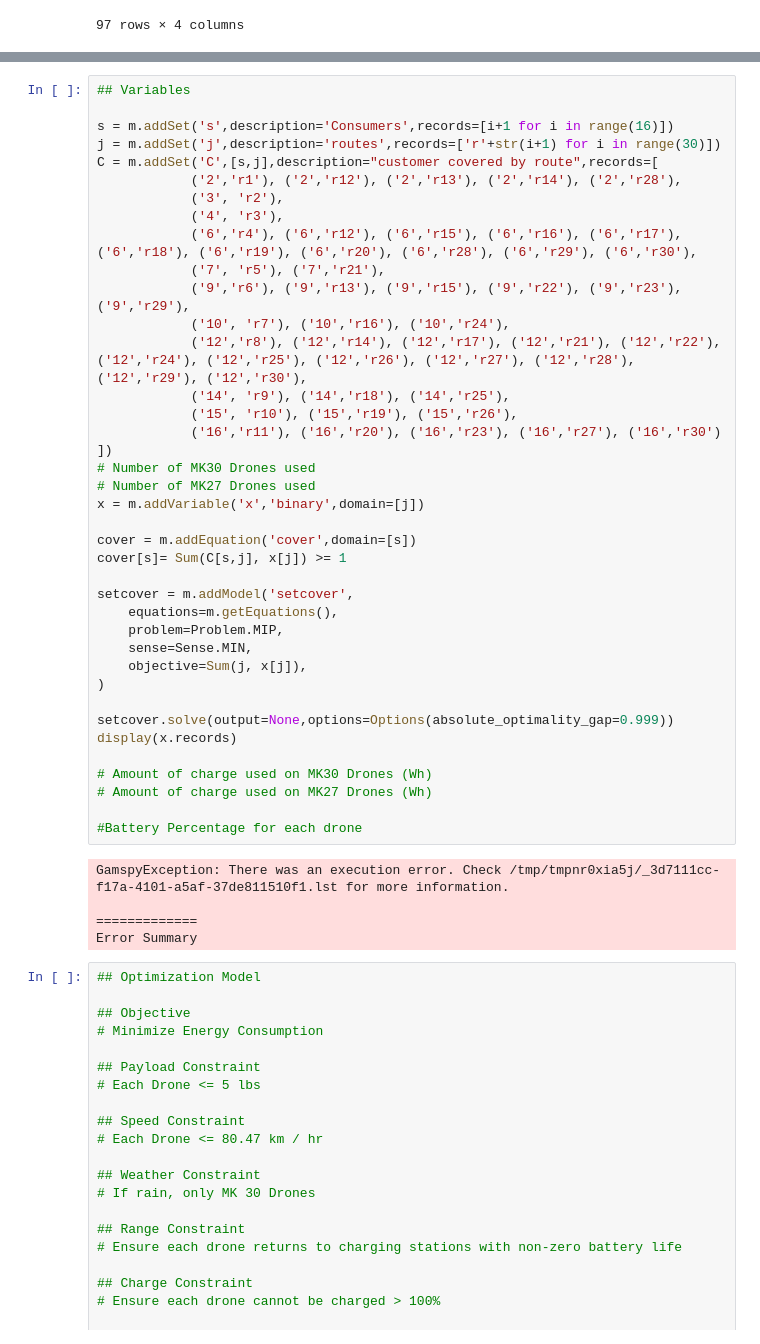
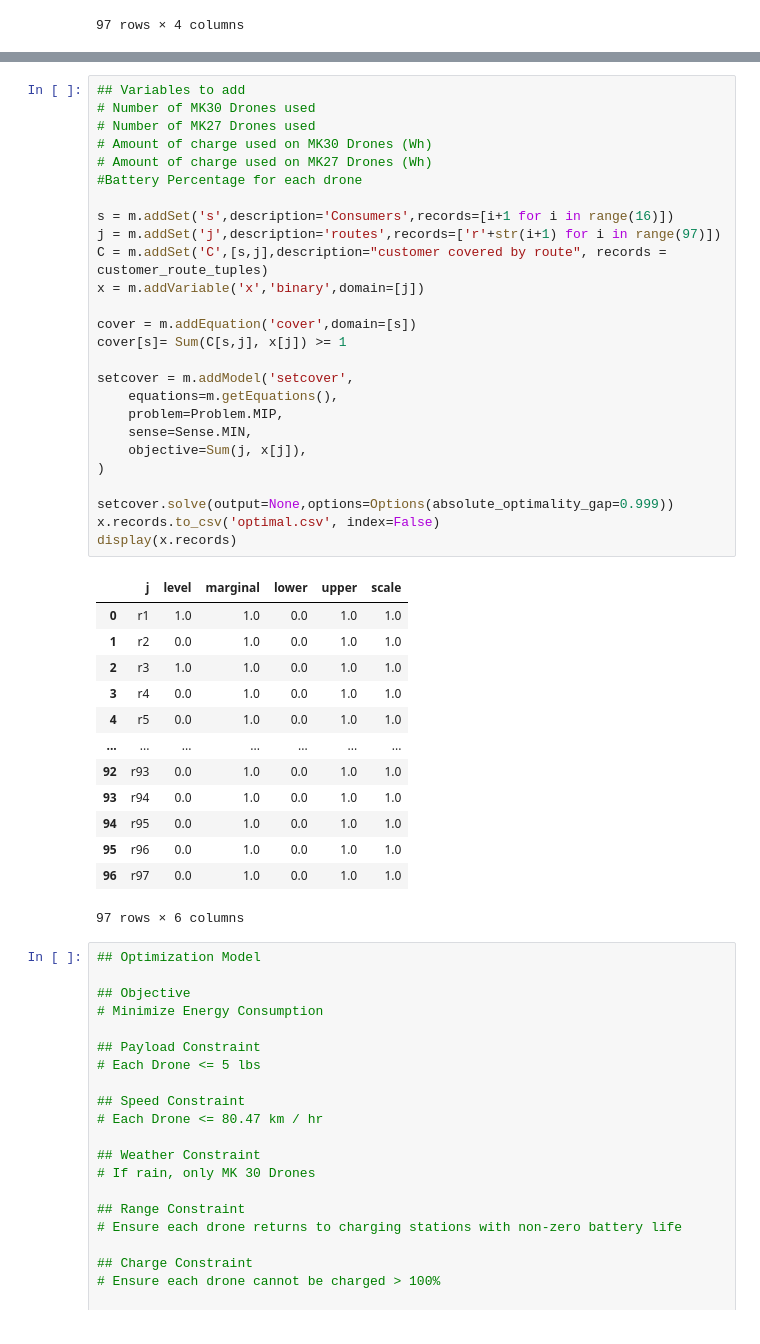
Before and after one commit to nandinijagtiani/DroneOptimization, a Jupyter notebook: Optimize/amazon.ipynb, the cells around one changed output, grey strips where cells are left out. Saved outputs shown, nothing was run; the diff lists cells and outputs as text.

```diff
--- a/Optimize/amazon.ipynb
+++ b/Optimize/amazon.ipynb
@@ -271,47 +232,43 @@ display(routes_df)
 # %%
-## Variables
+## Variables to add
+# Number of MK30 Drones used
+# Number of MK27 Drones used
+# Amount of charge used on MK30 Drones (Wh)
+# Amount of charge used on MK27 Drones (Wh)
+#Battery Percentage for each drone
 
 s = m.addSet('s',description='Consumers',records=[i+1 for i in range(16)])
-j = m.addSet('j',description='routes',records=['r'+str(i+1) for i in range(30)])
-C = m.addSet('C',[s,j],description="customer covered by route",records=[
-            ('2','r1'), ('2','r12'), ('2','r13'), ('2','r14'), ('2','r28'),
-            ('3', 'r2'),
-            ('4', 'r3'),
-            ('6','r4'), ('6','r12'), ('6','r15'), ('6','r16'), ('6','r17'), ('6','r18'), ('6','r19'), ('6','r20'), ('6','r28'), ('6','r29'), ('6','r30'),
-            ('7', 'r5'), ('7','r21'),
-            ('9','r6'), ('9','r13'), ('9','r15'), ('9','r22'), ('9','r23'), ('9','r29'),
-            ('10', 'r7'), ('10','r16'), ('10','r24'),
-            ('12','r8'), ('12','r14'), ('12','r17'), ('12','r21'), ('12','r22'), ('12','r24'), ('12','r25'), ('12','r26'), ('12','r27'), ('12','r28'), ('12','r29'), ('12','r30'),
-            ('14', 'r9'), ('14','r18'), ('14','r25'),
-            ('15', 'r10'), ('15','r19'), ('15','r26'),
-            ('16','r11'), ('16','r20'), ('16','r23'), ('16','r27'), ('16','r30')
-])
-# Number of MK30 Drones used
-# Number of MK27 Drones used
+j = m.addSet('j',description='routes',records=['r'+str(i+1) for i in range(97)])
+C = m.addSet('C',[s,j],description="customer covered by route", records = customer_route_tuples)
 x = m.addVariable('x','binary',domain=[j])
 
 cover = m.addEquation('cover',domain=[s])
 cover[s]= Sum(C[s,j], x[j]) >= 1
 
 setcover = m.addModel('setcover',
     equations=m.getEquations(),
     problem=Problem.MIP,
     sense=Sense.MIN,
     objective=Sum(j, x[j]),
 )
 
 setcover.solve(output=None,options=Options(absolute_optimality_gap=0.999))
+x.records.to_csv('optimal.csv', index=False)
 display(x.records)
-
-# Amount of charge used on MK30 Drones (Wh)
-# Amount of charge used on MK27 Drones (Wh)
-
-#Battery Percentage for each drone
 # %% [output]
+|  | j | level | marginal | lower | upper | scale |
+| 0 | r1 | 1.0 | 1.0 | 0.0 | 1.0 | 1.0 |
+| 1 | r2 | 0.0 | 1.0 | 0.0 | 1.0 | 1.0 |
+| 2 | r3 | 1.0 | 1.0 | 0.0 | 1.0 | 1.0 |
+| 3 | r4 | 0.0 | 1.0 | 0.0 | 1.0 | 1.0 |
+| 4 | r5 | 0.0 | 1.0 | 0.0 | 1.0 | 1.0 |
+| ... | ... | ... | ... | ... | ... | ... |
+| 92 | r93 | 0.0 | 1.0 | 0.0 | 1.0 | 1.0 |
+| 93 | r94 | 0.0 | 1.0 | 0.0 | 1.0 | 1.0 |
+| 94 | r95 | 0.0 | 1.0 | 0.0 | 1.0 | 1.0 |
+| 95 | r96 | 0.0 | 1.0 | 0.0 | 1.0 | 1.0 |
+| 96 | r97 | 0.0 | 1.0 | 0.0 | 1.0 | 1.0 |
-GamspyException: There was an execution error. Check /tmp/tmpnr0xia5j/_3d7111cc-f17a-4101-a5af-37de811510f1.lst for more information.
-
-=============
-Error Summary
+97 rows × 6 columns
 # %%
 ## Optimization Model
 
```
Also changed, not shown: parts of 2 cells of this notebook, 1 other file.
